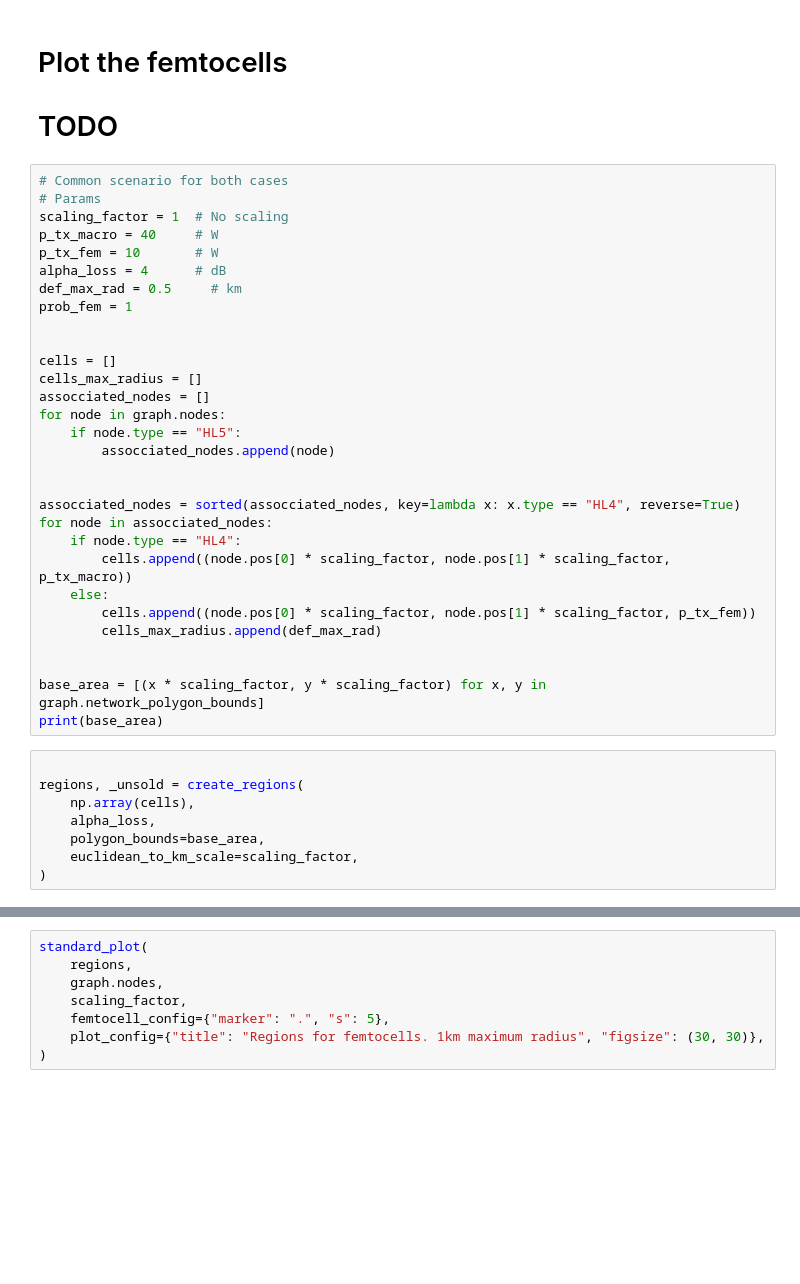
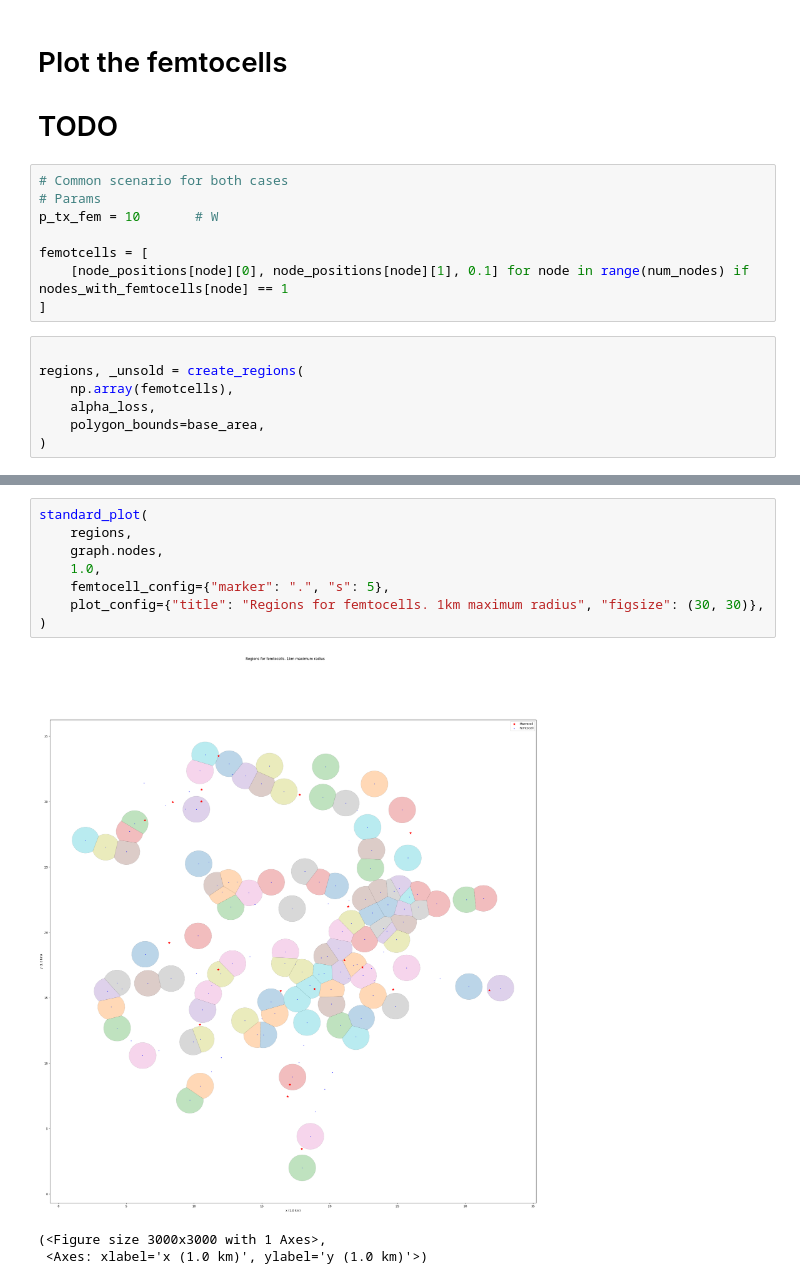
Before and after one commit to 6G-XTREME/PoF_Simulator, a Jupyter notebook: mocks/pruebas_algoritmo/prueba-heuristico-general.ipynb, the cells around one changed output, grey strips where cells are left out. Cells and saved outputs as stored; diff of their text form; blank space fills up the shorter version.

```diff
--- a/mocks/pruebas_algoritmo/prueba-heuristico-general.ipynb
+++ b/mocks/pruebas_algoritmo/prueba-heuristico-general.ipynb
@@ -170,43 +246,20 @@ node_power
 # Plot the femtocells
 
 # TODO
-# %%
-# Common scenario for both cases
-# Params
-scaling_factor = 1  # No scaling
-p_tx_macro = 40     # W
-p_tx_fem = 10       # W
-alpha_loss = 4      # dB
-def_max_rad = 0.5     # km
-prob_fem = 1
-
-
-cells = []
-cells_max_radius = []
-assocciated_nodes = []
-for node in graph.nodes:
-    if node.type == "HL5":
-        assocciated_nodes.append(node)
-
-
-assocciated_nodes = sorted(assocciated_nodes, key=lambda x: x.type == "HL4", reverse=True)
-for node in assocciated_nodes:
-    if node.type == "HL4":
-        cells.append((node.pos[0] * scaling_factor, node.pos[1] * scaling_factor, p_tx_macro))
-    else:
-        cells.append((node.pos[0] * scaling_factor, node.pos[1] * scaling_factor, p_tx_fem))
-        cells_max_radius.append(def_max_rad)
-
-
-base_area = [(x * scaling_factor, y * scaling_factor) for x, y in graph.network_polygon_bounds]
-print(base_area)
+# %%
+# Common scenario for both cases
+# Params
+p_tx_fem = 10       # W
+
+femotcells = [
+    [node_positions[node][0], node_positions[node][1], 0.1] for node in range(num_nodes) if nodes_with_femtocells[node] == 1
+]
 # %%
 
 regions, _unsold = create_regions(
-    np.array(cells),
+    np.array(femotcells),
     alpha_loss,
     polygon_bounds=base_area,
-    euclidean_to_km_scale=scaling_factor,
 )
 # %%
 regions
@@ -220,8 +297,12 @@ print(f'Covered area:{area.area - _unsold.area} ({(area.area - _unsold.area) / a
 # %%
 standard_plot(
     regions,
     graph.nodes,
-    scaling_factor,
+    1.0,
     femtocell_config={"marker": ".", "s": 5},
     plot_config={"title": "Regions for femtocells. 1km maximum radius", "figsize": (30, 30)},
 )
+# %% [output]
+[figure, added]
+(<Figure size 3000x3000 with 1 Axes>,
+ <Axes: xlabel='x (1.0 km)', ylabel='y (1.0 km)'>)
```
Also changed, not shown: parts of 14 cells of this notebook, 1 other file.
